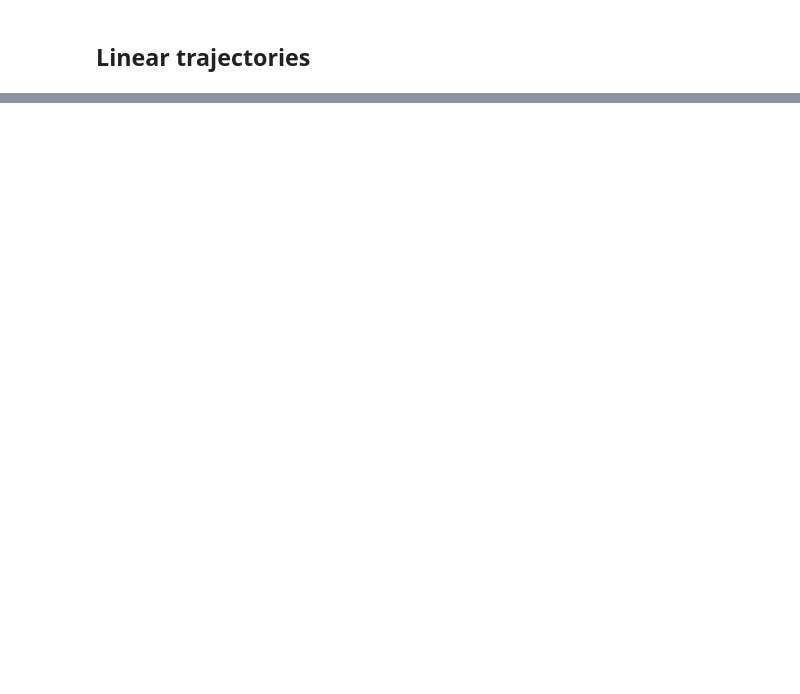
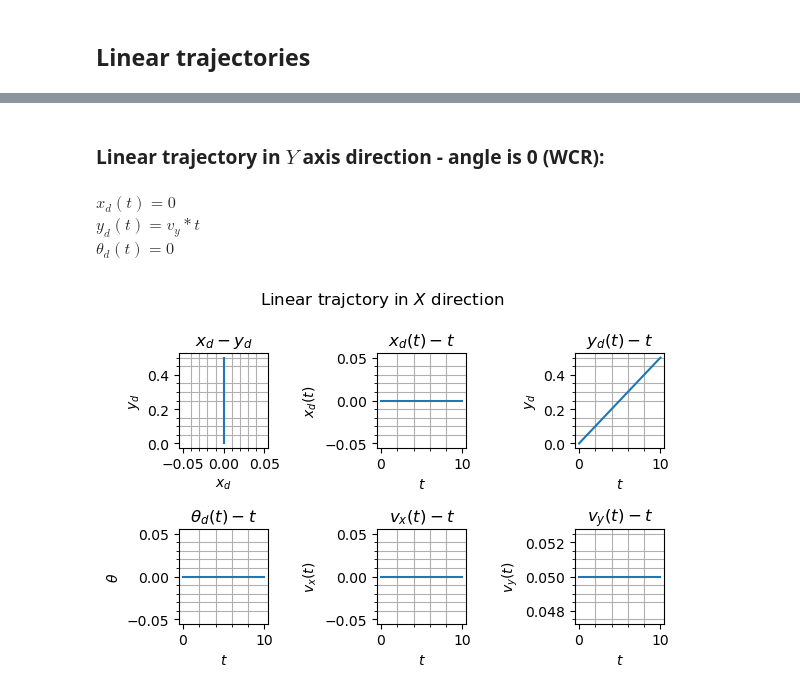
Before and after one commit to BCaran/4wis4wid_notebooks, a Jupyter notebook: 4wis4wid_trajectories.ipynb, the cells around one changed output, grey strips where cells are left out. Drawn from its saved outputs; the diff is of its cells as text; code cells hidden in the pictures; blank space fills up the shorter version.

```diff
--- a/4wis4wid_trajectories.ipynb
+++ b/4wis4wid_trajectories.ipynb
@@ -49,0 +95,20 @@ plot_trajectory(x_d, y_d, theta_d, t,  "x(t) = v_x*t")
+# %% [markdown]
+### Linear trajectory in $Y$ axis direction - angle is 0 (WCR): <br>
+# %% [markdown]
+$x_d(t) = 0$ <br>
+$y_d(t) = v_y * t$ <br>
+$\theta_d(t) = 0$
+# %%
+duration = 10 #s
+v_x = 0.0 #m/s
+v_y = 0.05 #
+dt = 0.01 #s
+
+t = np.arange(0,duration + dt, dt)
+x_d = np.zeros(len(t))
+y_d = v_y*t
+theta_d = np.zeros(len(t))
+
+plot_trajectory(x_d, y_d, theta_d, np.ones(len(t))*v_x, np.ones(len(t))*v_y, t,  "x(t) = v_x*t")
+# %% [output]
+[figure, added]
```
Also changed, not shown: parts of 15 cells of this notebook.
